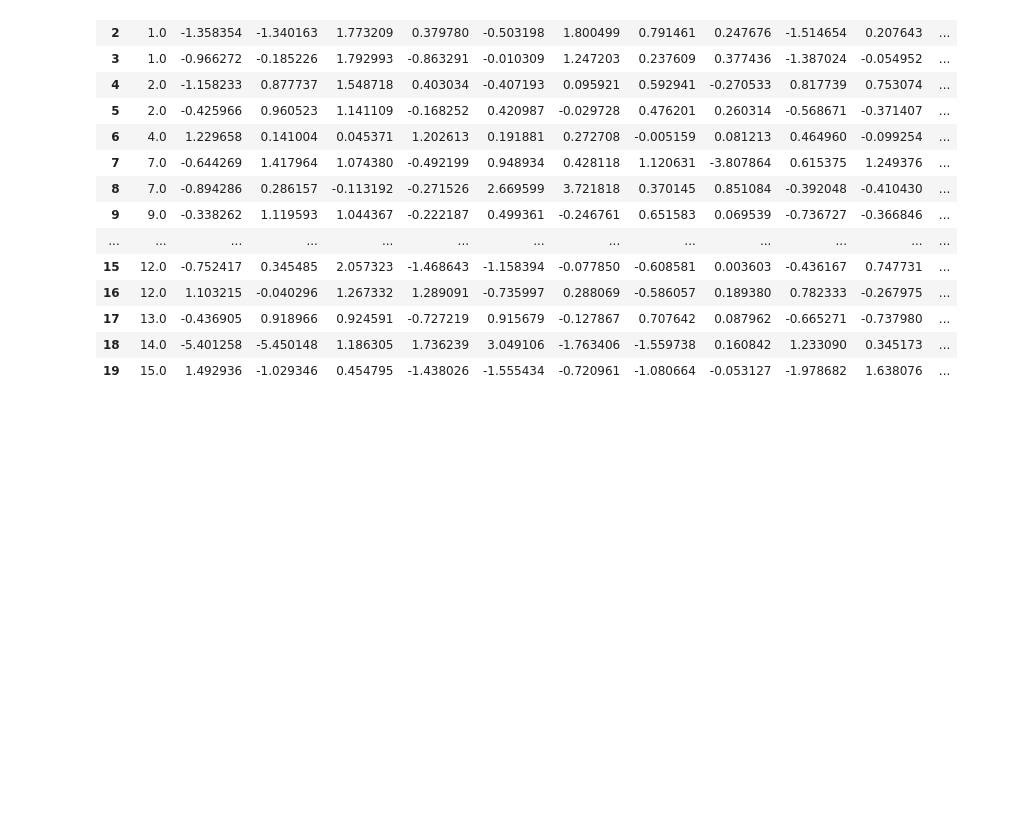
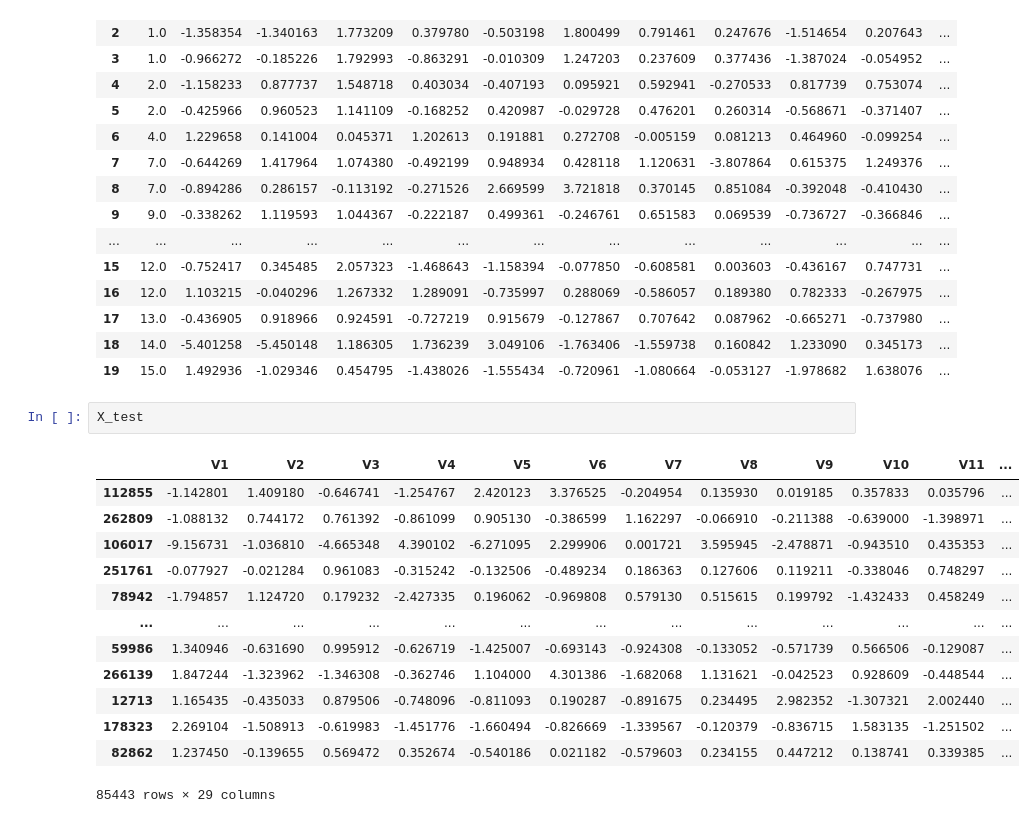
Before and after one commit to jithesh9539/Credit_Card_Fraud_Detection, a Jupyter notebook: Credit_Card_Fraud_Detection.ipynb, the cells around one changed output. Saved outputs shown, nothing was run; the diff lists cells and outputs as text; blank space fills up the shorter version.

```diff
--- a/Credit_Card_Fraud_Detection.ipynb
+++ b/Credit_Card_Fraud_Detection.ipynb
@@ -328,3 +364,19 @@ Non_Fraud_Transaction.head(20)
 | 17 | 13.0 | -0.436905 | 0.918966 | 0.924591 | -0.727219 | 0.915679 | -0.127867 | 0.707642 | 0.087962 | -0.665271 | -0.737980 | ... |
 | 18 | 14.0 | -5.401258 | -5.450148 | 1.186305 | 1.736239 | 3.049106 | -1.763406 | -1.559738 | 0.160842 | 1.233090 | 0.345173 | ... |
 | 19 | 15.0 | 1.492936 | -1.029346 | 0.454795 | -1.438026 | -1.555434 | -0.720961 | -1.080664 | -0.053127 | -1.978682 | 1.638076 | ... |
+# %%
+X_test
+# %% [output]
+|  | V1 | V2 | V3 | V4 | V5 | V6 | V7 | V8 | V9 | V10 | V11 | ... |
+| 112855 | -1.142801 | 1.409180 | -0.646741 | -1.254767 | 2.420123 | 3.376525 | -0.204954 | 0.135930 | 0.019185 | 0.357833 | 0.035796 | ... |
+| 262809 | -1.088132 | 0.744172 | 0.761392 | -0.861099 | 0.905130 | -0.386599 | 1.162297 | -0.066910 | -0.211388 | -0.639000 | -1.398971 | ... |
+| 106017 | -9.156731 | -1.036810 | -4.665348 | 4.390102 | -6.271095 | 2.299906 | 0.001721 | 3.595945 | -2.478871 | -0.943510 | 0.435353 | ... |
+| 251761 | -0.077927 | -0.021284 | 0.961083 | -0.315242 | -0.132506 | -0.489234 | 0.186363 | 0.127606 | 0.119211 | -0.338046 | 0.748297 | ... |
+| 78942 | -1.794857 | 1.124720 | 0.179232 | -2.427335 | 0.196062 | -0.969808 | 0.579130 | 0.515615 | 0.199792 | -1.432433 | 0.458249 | ... |
+| ... | ... | ... | ... | ... | ... | ... | ... | ... | ... | ... | ... | ... |
+| 59986 | 1.340946 | -0.631690 | 0.995912 | -0.626719 | -1.425007 | -0.693143 | -0.924308 | -0.133052 | -0.571739 | 0.566506 | -0.129087 | ... |
+| 266139 | 1.847244 | -1.323962 | -1.346308 | -0.362746 | 1.104000 | 4.301386 | -1.682068 | 1.131621 | -0.042523 | 0.928609 | -0.448544 | ... |
+| 12713 | 1.165435 | -0.435033 | 0.879506 | -0.748096 | -0.811093 | 0.190287 | -0.891675 | 0.234495 | 2.982352 | -1.307321 | 2.002440 | ... |
+| 178323 | 2.269104 | -1.508913 | -0.619983 | -1.451776 | -1.660494 | -0.826669 | -1.339567 | -0.120379 | -0.836715 | 1.583135 | -1.251502 | ... |
+| 82862 | 1.237450 | -0.139655 | 0.569472 | 0.352674 | -0.540186 | 0.021182 | -0.579603 | 0.234155 | 0.447212 | 0.138741 | 0.339385 | ... |
+85443 rows × 29 columns
```
Also changed, not shown: parts of 7 cells of this notebook.
